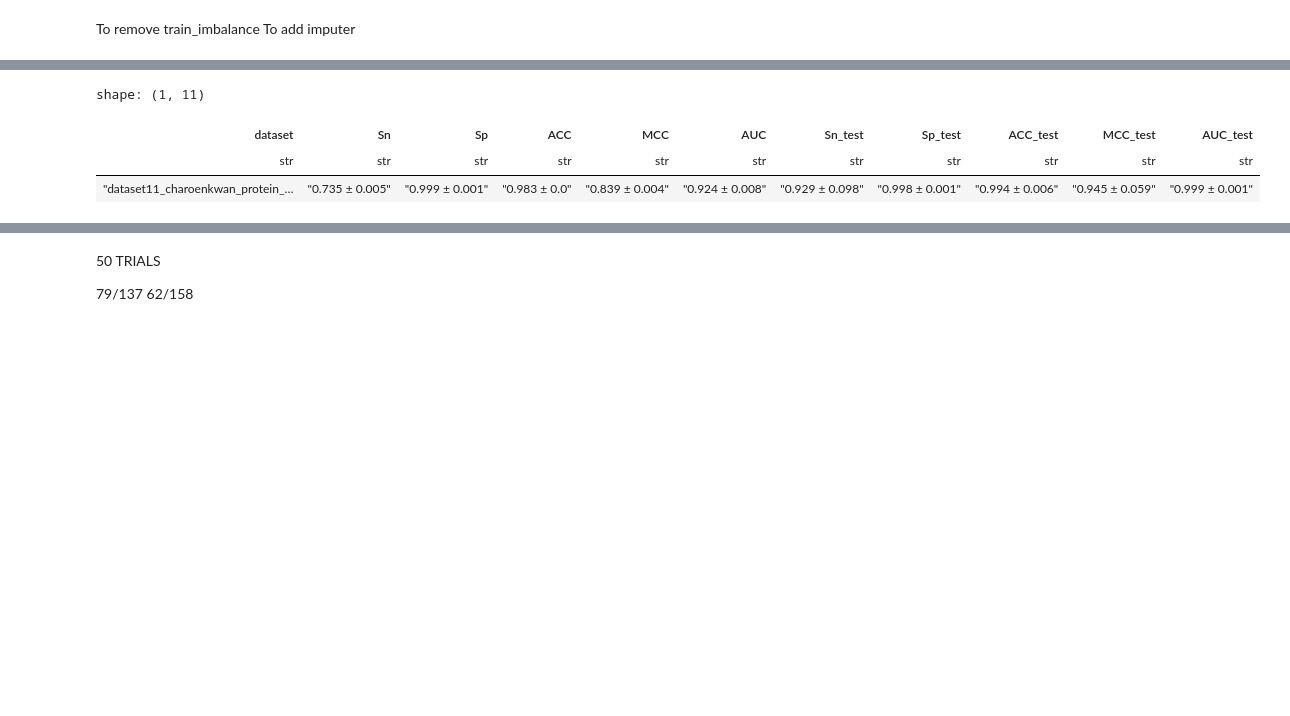
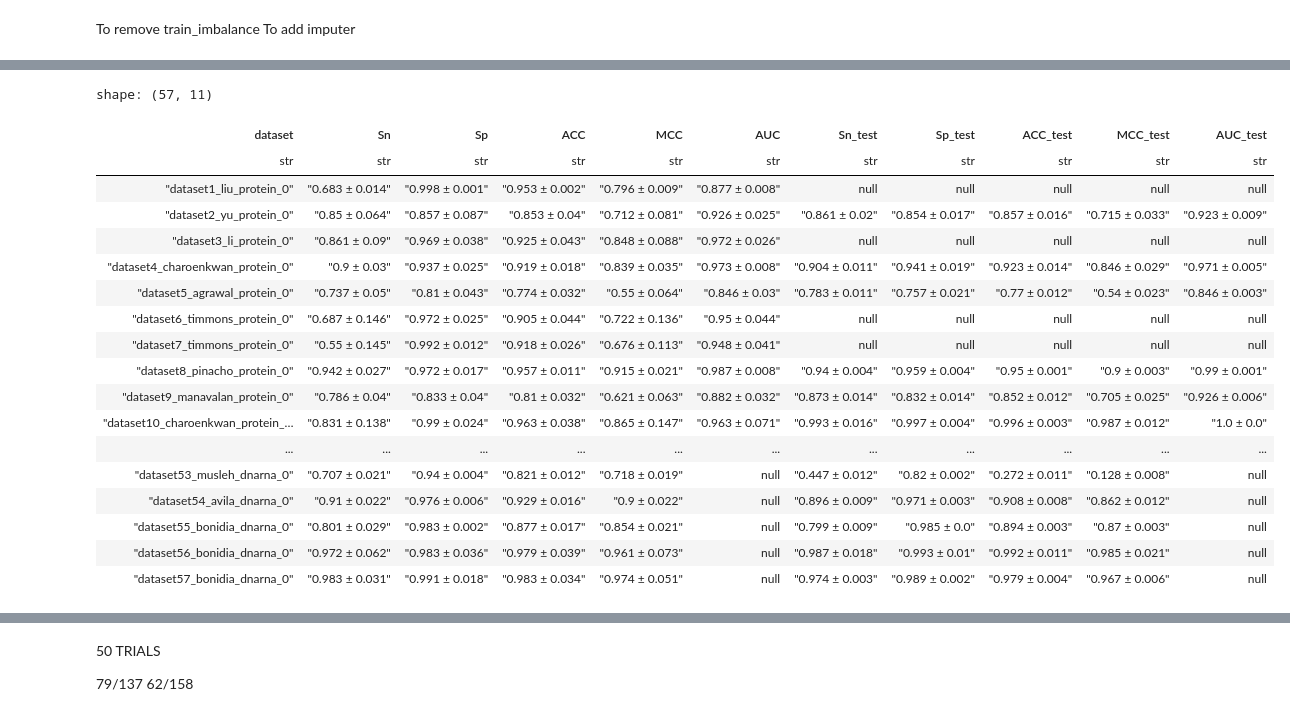
Before and after one commit to Bonidia/BioAutoML-FAST, a Jupyter notebook: experiments_analysis.ipynb, the cells around one changed output, grey strips where cells are left out. Cells and saved outputs as stored; diff of their text form; code cells hidden in the pictures; blank space fills up the shorter version.

```diff
--- a/experiments_analysis.ipynb
+++ b/experiments_analysis.ipynb
@@ -162,48 +180,94 @@ for dataset_path in datasets_list:
                 # --- Load test confusion matrix & compute metrics ---
                 test_confusion_path = os.path.join(run_folder, "test_confusion_matrix.csv")
                 test_other_path = os.path.join(run_folder, "metrics_other.csv")
                 if os.path.exists(test_confusion_path):
                     test_metrics = calculate_metrics_from_confusion_matrix(test_confusion_path)
                     for k, v in test_metrics.items():
                         df_metrics_run[k] = v
 
                     if os.path.exists(test_other_path):
                         df_metrics_run["AUC_test"] = pl.read_csv(test_other_path).filter(pl.col("Metric") == "AUC")["Value"].item()
                 else:
                     # If missing, fill with NaN
                     for k in ["ACC_test", "Sn_test", "Sp_test", "MCC_test", "AUC_test"]:
                         df_metrics_run[k] = np.nan
 
                 df_metrics = pd.concat([df_metrics, df_metrics_run], ignore_index=True)
 
-# ---------- Sorting and Polars conversion ----------
-metric_columns = [
-    column for column in df_metrics.columns.drop(["dataset"]).tolist() if "std" not in column
-]
-df_metrics = pl.from_pandas(df_metrics[["dataset"] + metric_columns]).sort(by=["dataset"])
+# Convert to Polars for efficient aggregation
+df_metrics_pl = pl.from_pandas(df_metrics)
 
-df_metrics = df_metrics.group_by("dataset").agg(
-    [
+# Identify all base metrics (exclude 'dataset' and any column ending in '_std')
+# We assume the training metrics have a corresponding column with suffix "_std"
+all_cols = df_metrics_pl.columns
+base_metrics = ["Sn", "Sp", "ACC", "MCC", "AUC"]
+
+# Identify test metrics (those that do NOT have a _std column)
+test_metrics = ["Sn_test", "Sp_test", "ACC_test", "MCC_test", "AUC_test"]
+
+agg_exprs = []
+
+# 1. Handle Training Metrics (Pooled Standard Deviation)
+# Formula: sqrt( mean(std_col^2) + var(mean_col) )
+for col in base_metrics:
+    std_col = "std_" + col
+
+    pooled_std = (
+        pl.col(std_col).pow(2).mean() +  # Mean of the within-run variances
+        pl.col(col).var()                # Variance of the run means (between-run)
+    ).sqrt()
+
+    # Use fill_null(0) for var() in case there is only 1 run (where variance is undefined)
+
+    agg_exprs.append(
         (pl.col(col).mean().round(3).cast(pl.Utf8) + " ± " +
-         pl.col(col).std().round(3).cast(pl.Utf8)).alias(col)
-        for col in df_metrics.columns if col != "dataset"
-    ]
-)
+            pooled_std.fill_null(pl.col(std_col).mean()).round(3).cast(pl.Utf8)).alias(col)
+    )
 
-# Optional sorting by dataset number if datasets are named like "dataset1", "dataset2", etc.
-df_sorted = (
-    df_metrics.with_columns(
+# 2. Handle Test Metrics (Standard Aggregation)
+# Formula: std(values)
+for col in test_metrics:
+    agg_exprs.append(
+        (pl.col(col).mean().round(3).cast(pl.Utf8) + " ± " +
+            pl.col(col).std().round(3).cast(pl.Utf8)).alias(col)
+    )
+
+# Apply aggregation
+df_final = df_metrics_pl.group_by("dataset").agg(agg_exprs).sort("dataset")
+
+# Optional sorting by dataset number
+df_final = (
+    df_final.with_columns(
         pl.col("dataset").str.extract(r"dataset(\d+)").cast(pl.Int64).alias("dataset_num")
     )
     .sort("dataset_num")
     .drop("dataset_num")
 )
 
-df_final = df_sorted.select(["dataset", "Sn", "Sp", "ACC", "MCC", "AUC", "Sn_test", "Sp_test", "ACC_test", "MCC_test", "AUC_test"])
+# Select columns in specific order if they exist
+cols_order = ["dataset", "Sn", "Sp", "ACC", "MCC", "AUC", "Sn_test", "Sp_test", "ACC_test", "MCC_test", "AUC_test"]
+existing_cols = [c for c in cols_order if c in df_final.columns]
+df_final = df_final.select(existing_cols)
+
 df_final
 # %% [output]
-shape: (1, 11)
+shape: (57, 11)
 | dataset | Sn | Sp | ACC | MCC | AUC | Sn_test | Sp_test | ACC_test | MCC_test | AUC_test |
 | str | str | str | str | str | str | str | str | str | str | str |
-| "dataset11_charoenkwan_protein_… | "0.735 ± 0.005" | "0.999 ± 0.001" | "0.983 ± 0.0" | "0.839 ± 0.004" | "0.924 ± 0.008" | "0.929 ± 0.098" | "0.998 ± 0.001" | "0.994 ± 0.006" | "0.945 ± 0.059" | "0.999 ± 0.001" |
+| "dataset1_liu_protein_0" | "0.683 ± 0.014" | "0.998 ± 0.001" | "0.953 ± 0.002" | "0.796 ± 0.009" | "0.877 ± 0.008" | null | null | null | null | null |
+| "dataset2_yu_protein_0" | "0.85 ± 0.064" | "0.857 ± 0.087" | "0.853 ± 0.04" | "0.712 ± 0.081" | "0.926 ± 0.025" | "0.861 ± 0.02" | "0.854 ± 0.017" | "0.857 ± 0.016" | "0.715 ± 0.033" | "0.923 ± 0.009" |
+| "dataset3_li_protein_0" | "0.861 ± 0.09" | "0.969 ± 0.038" | "0.925 ± 0.043" | "0.848 ± 0.088" | "0.972 ± 0.026" | null | null | null | null | null |
+| "dataset4_charoenkwan_protein_0" | "0.9 ± 0.03" | "0.937 ± 0.025" | "0.919 ± 0.018" | "0.839 ± 0.035" | "0.973 ± 0.008" | "0.904 ± 0.011" | "0.941 ± 0.019" | "0.923 ± 0.014" | "0.846 ± 0.029" | "0.971 ± 0.005" |
+| "dataset5_agrawal_protein_0" | "0.737 ± 0.05" | "0.81 ± 0.043" | "0.774 ± 0.032" | "0.55 ± 0.064" | "0.846 ± 0.03" | "0.783 ± 0.011" | "0.757 ± 0.021" | "0.77 ± 0.012" | "0.54 ± 0.023" | "0.846 ± 0.003" |
+| "dataset6_timmons_protein_0" | "0.687 ± 0.146" | "0.972 ± 0.025" | "0.905 ± 0.044" | "0.722 ± 0.136" | "0.95 ± 0.044" | null | null | null | null | null |
+| "dataset7_timmons_protein_0" | "0.55 ± 0.145" | "0.992 ± 0.012" | "0.918 ± 0.026" | "0.676 ± 0.113" | "0.948 ± 0.041" | null | null | null | null | null |
+| "dataset8_pinacho_protein_0" | "0.942 ± 0.027" | "0.972 ± 0.017" | "0.957 ± 0.011" | "0.915 ± 0.021" | "0.987 ± 0.008" | "0.94 ± 0.004" | "0.959 ± 0.004" | "0.95 ± 0.001" | "0.9 ± 0.003" | "0.99 ± 0.001" |
+| "dataset9_manavalan_protein_0" | "0.786 ± 0.04" | "0.833 ± 0.04" | "0.81 ± 0.032" | "0.621 ± 0.063" | "0.882 ± 0.032" | "0.873 ± 0.014" | "0.832 ± 0.014" | "0.852 ± 0.012" | "0.705 ± 0.025" | "0.926 ± 0.006" |
+| "dataset10_charoenkwan_protein_… | "0.831 ± 0.138" | "0.99 ± 0.024" | "0.963 ± 0.038" | "0.865 ± 0.147" | "0.963 ± 0.071" | "0.993 ± 0.016" | "0.997 ± 0.004" | "0.996 ± 0.003" | "0.987 ± 0.012" | "1.0 ± 0.0" |
+| ... | ... | ... | ... | ... | ... | ... | ... | ... | ... | ... |
+| "dataset53_musleh_dnarna_0" | "0.707 ± 0.021" | "0.94 ± 0.004" | "0.821 ± 0.012" | "0.718 ± 0.019" | null | "0.447 ± 0.012" | "0.82 ± 0.002" | "0.272 ± 0.011" | "0.128 ± 0.008" | null |
+| "dataset54_avila_dnarna_0" | "0.91 ± 0.022" | "0.976 ± 0.006" | "0.929 ± 0.016" | "0.9 ± 0.022" | null | "0.896 ± 0.009" | "0.971 ± 0.003" | "0.908 ± 0.008" | "0.862 ± 0.012" | null |
+| "dataset55_bonidia_dnarna_0" | "0.801 ± 0.029" | "0.983 ± 0.002" | "0.877 ± 0.017" | "0.854 ± 0.021" | null | "0.799 ± 0.009" | "0.985 ± 0.0" | "0.894 ± 0.003" | "0.87 ± 0.003" | null |
+| "dataset56_bonidia_dnarna_0" | "0.972 ± 0.062" | "0.983 ± 0.036" | "0.979 ± 0.039" | "0.961 ± 0.073" | null | "0.987 ± 0.018" | "0.993 ± 0.01" | "0.992 ± 0.011" | "0.985 ± 0.021" | null |
+| "dataset57_bonidia_dnarna_0" | "0.983 ± 0.031" | "0.991 ± 0.018" | "0.983 ± 0.034" | "0.974 ± 0.051" | null | "0.974 ± 0.003" | "0.989 ± 0.002" | "0.979 ± 0.004" | "0.967 ± 0.006" | null |
 # %% [markdown]
```
Also changed, not shown: parts of 18 cells of this notebook, 15 other files.
